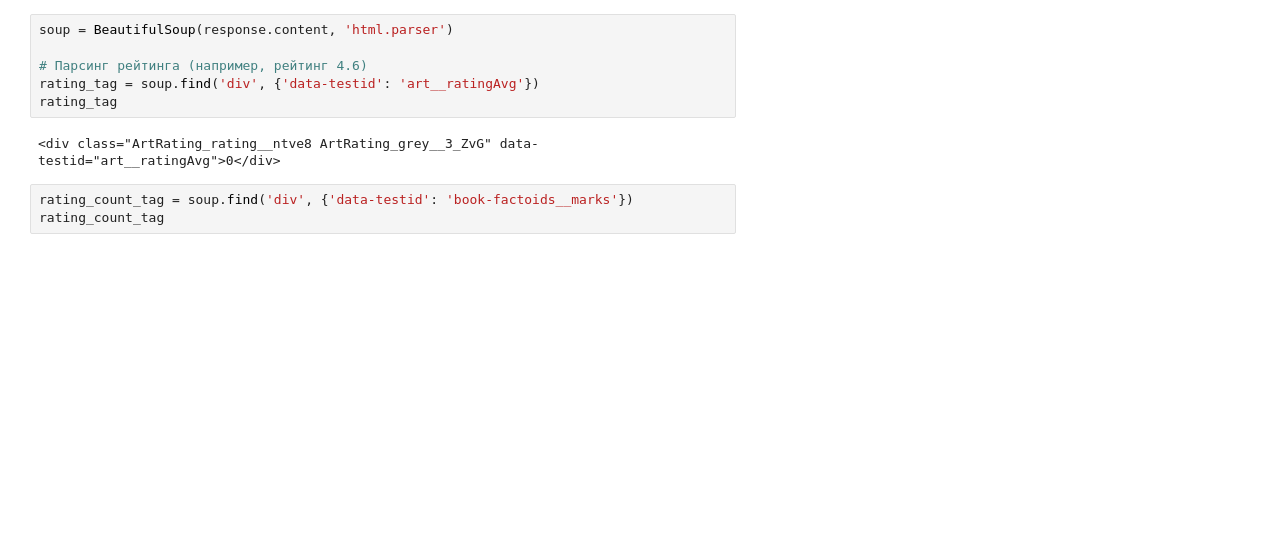
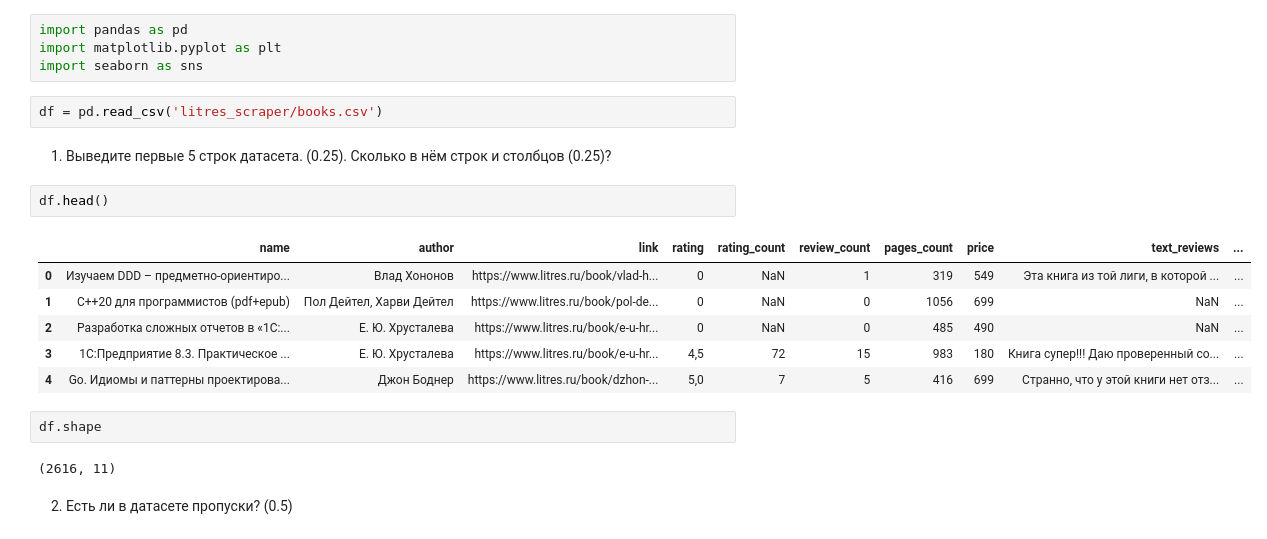
Before and after one commit to tikhomirovd/scrapy_HW, a Jupyter notebook: Experiment.ipynb, the cells around one changed output. Drawn from its saved outputs; the diff is of its cells as text; blank space fills up the shorter version.

```diff
--- a/Experiment.ipynb
+++ b/Experiment.ipynb
@@ -10,11 +1,23 @@ response.text.find('4,9')
-# %%
-soup = BeautifulSoup(response.content, 'html.parser')
-
-# Парсинг рейтинга (например, рейтинг 4.6)
-rating_tag = soup.find('div', {'data-testid': 'art__ratingAvg'})
-rating_tag
-# %% [output]
-<div class="ArtRating_rating__ntve8 ArtRating_grey__3_ZvG" data-testid="art__ratingAvg">0</div>
-# %%
-rating_count_tag = soup.find('div', {'data-testid': 'book-factoids__marks'})
-rating_count_tag
+# %%
+import pandas as pd
+import matplotlib.pyplot as plt
+import seaborn as sns
+# %%
+df = pd.read_csv('litres_scraper/books.csv')
+# %% [markdown]
+1. Выведите первые 5 строк датасета. (0.25). Сколько в нём строк и столбцов (0.25)?
+# %%
+df.head()
+# %% [output]
+|  | name | author | link | rating | rating_count | review_count | pages_count | price | text_reviews | ... |
+| 0 | Изучаем DDD – предметно-ориентиро... | Влад Хононов | https://www.litres.ru/book/vlad-h... | 0 | NaN | 1 | 319 | 549 | Эта книга из той лиги, в которой ... | ... |
+| 1 | C++20 для программистов (pdf+epub) | Пол Дейтел, Харви Дейтел | https://www.litres.ru/book/pol-de... | 0 | NaN | 0 | 1056 | 699 | NaN | ... |
+| 2 | Разработка сложных отчетов в «1С:... | Е. Ю. Хрусталева | https://www.litres.ru/book/e-u-hr... | 0 | NaN | 0 | 485 | 490 | NaN | ... |
+| 3 | 1С:Предприятие 8.3. Практическое ... | Е. Ю. Хрусталева | https://www.litres.ru/book/e-u-hr... | 4,5 | 72 | 15 | 983 | 180 | Книга супер!!! Даю проверенный со... | ... |
+| 4 | Go. Идиомы и паттерны проектирова... | Джон Боднер | https://www.litres.ru/book/dzhon-... | 5,0 | 7 | 5 | 416 | 699 | Странно, что у этой книги нет отз... | ... |
+# %%
+df.shape
+# %% [output]
+(2616, 11)
+# %% [markdown]
+2. Есть ли в датасете пропуски? (0.5)
```
Also changed, not shown: parts of 43 cells of this notebook.
